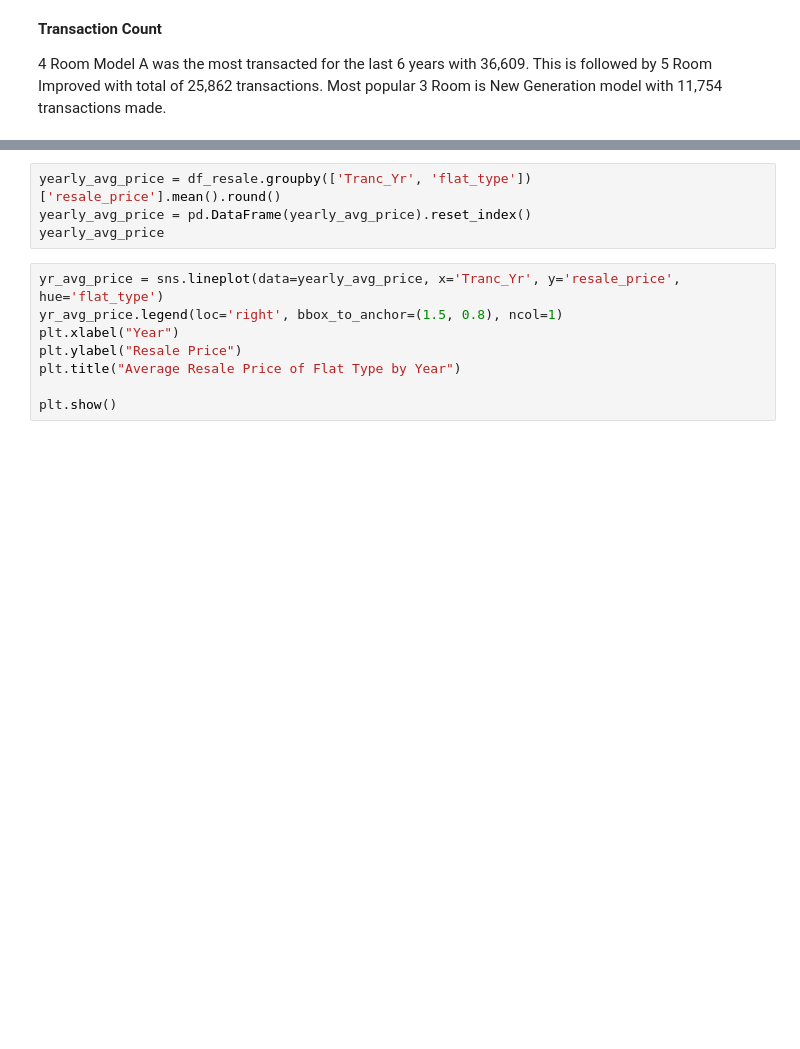
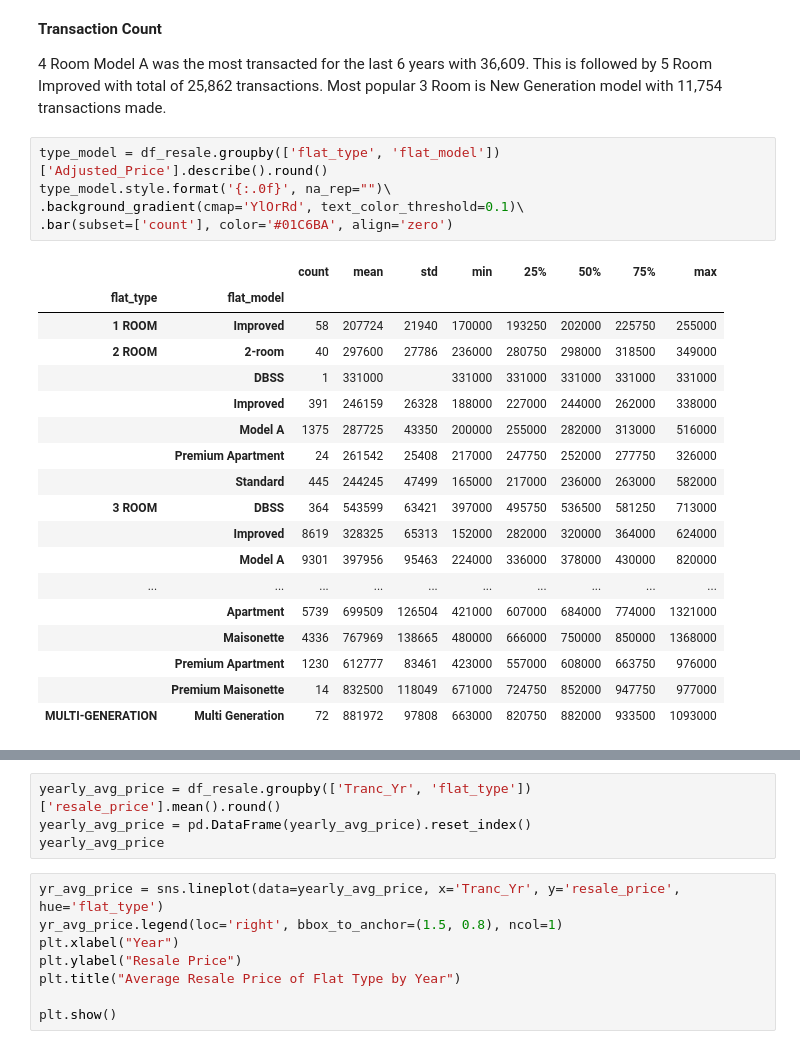
Before and after one commit to DalePeh/PersonalPortfolio, a Jupyter notebook: eda-model-pipepline.ipynb, the cells around one changed output, grey strips where cells are left out. Saved outputs shown, nothing was run; the diff lists cells and outputs as text; blank space fills up the shorter version.

Commit message:
Kaggle Notebook | EDA-model-pipepline | Version 10

```diff
--- a/eda-model-pipepline.ipynb
+++ b/eda-model-pipepline.ipynb
@@ -216,6 +297,30 @@ type_model.style.format('{:.0f}', na_rep="")\
 **Transaction Count**
 
 4 Room Model A was the most transacted for the last 6 years with 36,609. This is followed by 5 Room Improved with total of 25,862 transactions. Most popular 3 Room is New Generation model with 11,754 transactions made.
+# %%
+type_model = df_resale.groupby(['flat_type', 'flat_model'])['Adjusted_Price'].describe().round()
+type_model.style.format('{:.0f}', na_rep="")\
+.background_gradient(cmap='YlOrRd', text_color_threshold=0.1)\
+.bar(subset=['count'], color='#01C6BA', align='zero')
+# %% [output]
+|  |  | count | mean | std | min | 25% | 50% | 75% | max |
+| flat_type | flat_model |  |  |  |  |  |  |  |  |
+| 1 ROOM | Improved | 58 | 207724 | 21940 | 170000 | 193250 | 202000 | 225750 | 255000 |
+| 2 ROOM | 2-room | 40 | 297600 | 27786 | 236000 | 280750 | 298000 | 318500 | 349000 |
+|  | DBSS | 1 | 331000 |  | 331000 | 331000 | 331000 | 331000 | 331000 |
+|  | Improved | 391 | 246159 | 26328 | 188000 | 227000 | 244000 | 262000 | 338000 |
+|  | Model A | 1375 | 287725 | 43350 | 200000 | 255000 | 282000 | 313000 | 516000 |
+|  | Premium Apartment | 24 | 261542 | 25408 | 217000 | 247750 | 252000 | 277750 | 326000 |
+|  | Standard | 445 | 244245 | 47499 | 165000 | 217000 | 236000 | 263000 | 582000 |
+| 3 ROOM | DBSS | 364 | 543599 | 63421 | 397000 | 495750 | 536500 | 581250 | 713000 |
+|  | Improved | 8619 | 328325 | 65313 | 152000 | 282000 | 320000 | 364000 | 624000 |
+|  | Model A | 9301 | 397956 | 95463 | 224000 | 336000 | 378000 | 430000 | 820000 |
+| ... | ... | ... | ... | ... | ... | ... | ... | ... | ... |
+|  | Apartment | 5739 | 699509 | 126504 | 421000 | 607000 | 684000 | 774000 | 1321000 |
+|  | Maisonette | 4336 | 767969 | 138665 | 480000 | 666000 | 750000 | 850000 | 1368000 |
+|  | Premium Apartment | 1230 | 612777 | 83461 | 423000 | 557000 | 608000 | 663750 | 976000 |
+|  | Premium Maisonette | 14 | 832500 | 118049 | 671000 | 724750 | 852000 | 947750 | 977000 |
+| MULTI-GENERATION | Multi Generation | 72 | 881972 | 97808 | 663000 | 820750 | 882000 | 933500 | 1093000 |
 # %%
 sns.pairplot(df_resale)
 plt.show()
```
Also changed, not shown: parts of 27 cells of this notebook.
